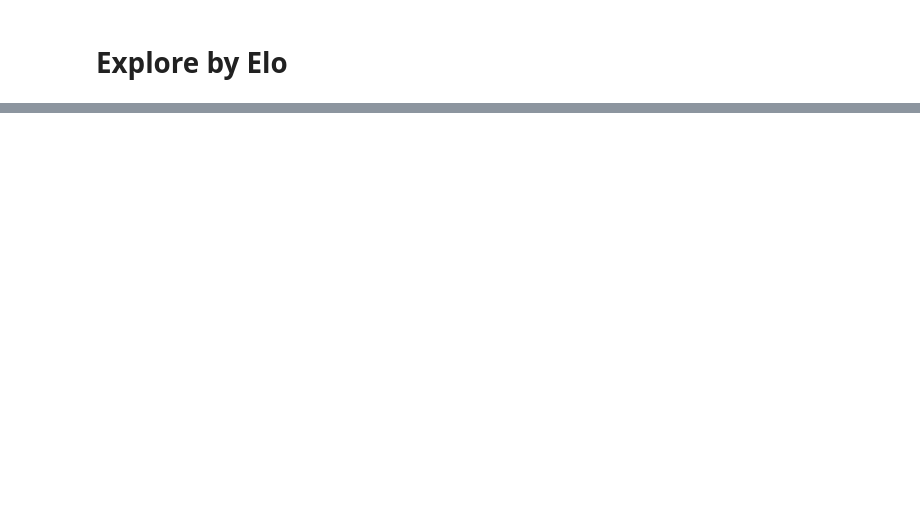
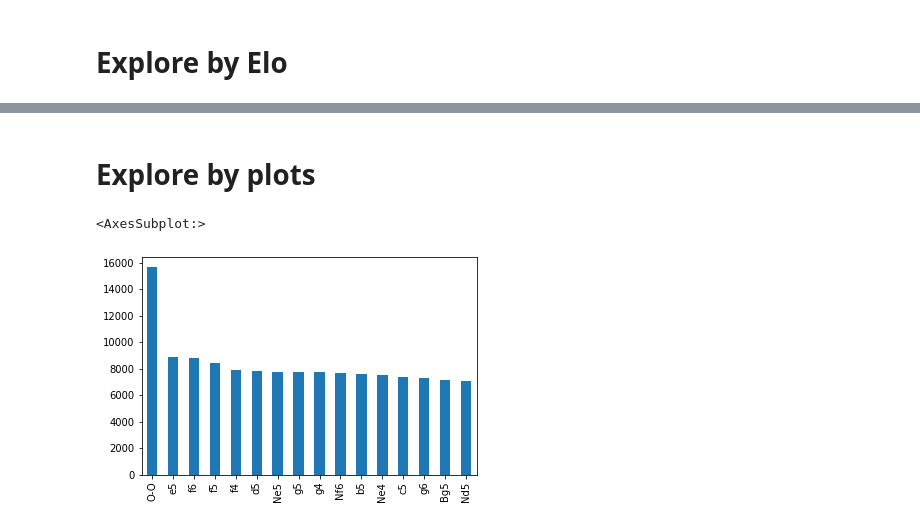
Before and after one commit to jartigag/chess-blunders, a Jupyter notebook: notebooks/1.0-jartigag-explore_interim_data.ipynb, the cells around one changed output, grey strips where cells are left out. Drawn from its saved outputs; the diff is of its cells as text; code cells hidden in the pictures; blank space fills up the shorter version.

Commit message:
init explorin by plots

```diff
--- a/notebooks/1.0-jartigag-explore_interim_data.ipynb
+++ b/notebooks/1.0-jartigag-explore_interim_data.ipynb
@@ -61,0 +124,8 @@ dtype: int64
+# %% [markdown]
+# Explore by plots
+# %%
+vc = df_data.Move.value_counts()
+vc[vc>7000].plot(kind='bar')
+# %% [output]
+<AxesSubplot:>
+[figure, added]
```
Also changed, not shown: parts of 8 cells of this notebook, 2 other files.
